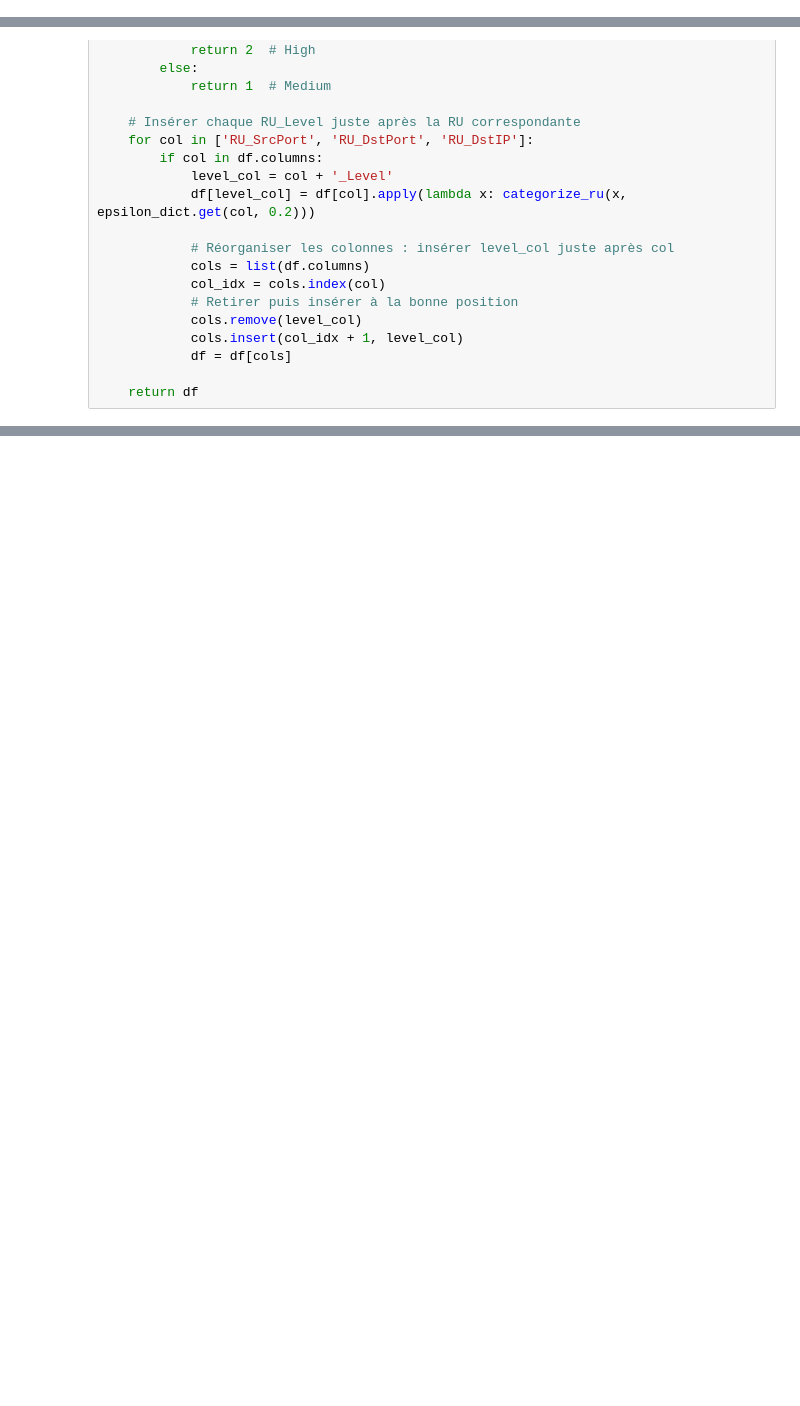
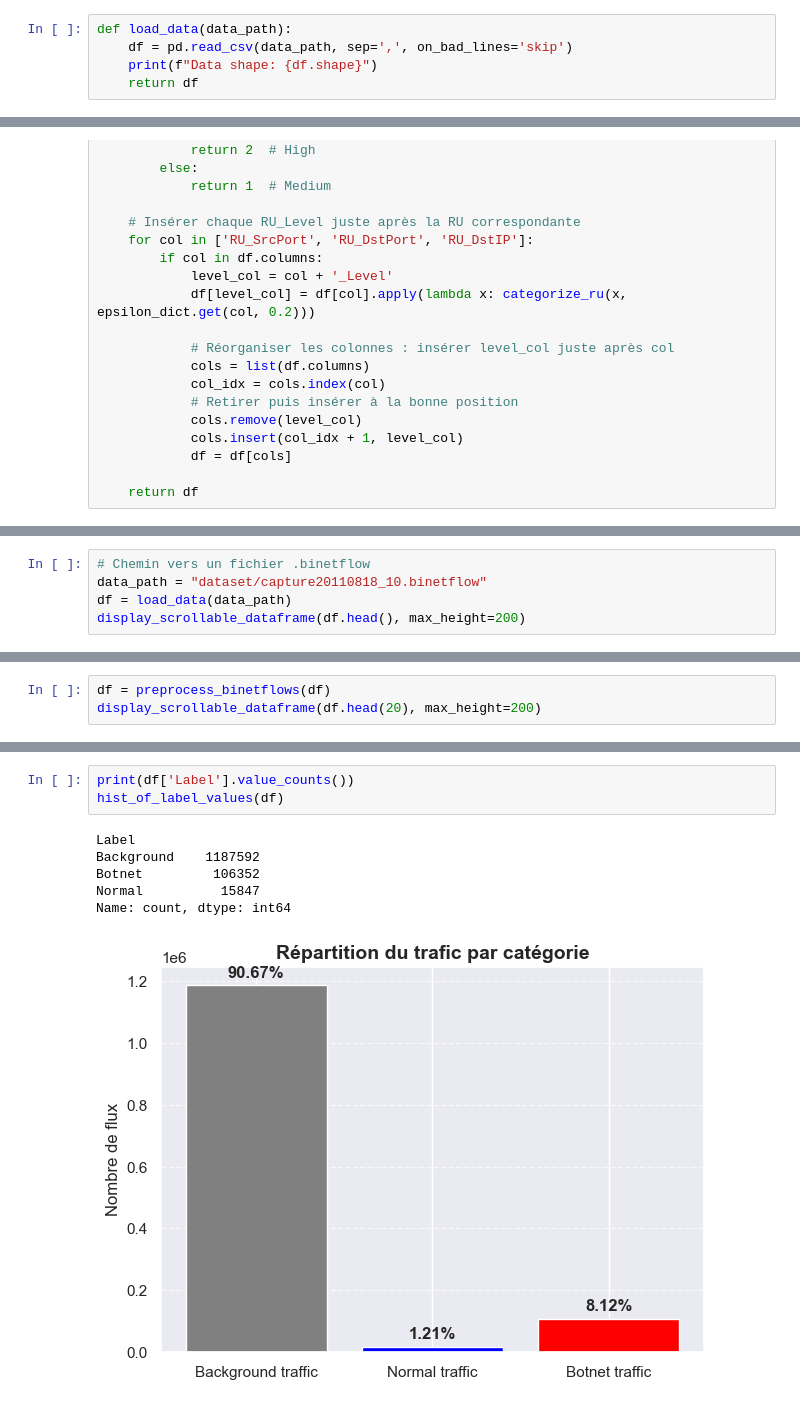
Before and after one commit to Keracles/Xu, a Jupyter notebook: Xu_final.ipynb, the cells around one changed output, grey strips where cells are left out. Drawn from its saved outputs; the diff is of its cells as text; blank space fills up the shorter version.

```diff
--- a/Xu_final.ipynb
+++ b/Xu_final.ipynb
@@ -39,6 +40,11 @@ def display_scrollable_dataframe(df, max_height=400):
 Libraries loaded.
 # %% [markdown]
 ### Chargements des données et Preprocessing
+# %%
+def load_data(data_path):
+    df = pd.read_csv(data_path, sep=',', on_bad_lines='skip')
+    print(f"Data shape: {df.shape}")
+    return df
 # %%
 def preprocess_binetflows(df):
     """
@@ -538,0 +858,5 @@ def find_best_k_with_silhouette(df_xu, k_range=range(2, 11)):
+# %%
+# Chemin vers un fichier .binetflow
+data_path = "dataset/capture20110818_10.binetflow"
+df = load_data(data_path)
+display_scrollable_dataframe(df.head(), max_height=200)
@@ -538,0 +871,3 @@ def find_best_k_with_silhouette(df_xu, k_range=range(2, 11)):
+# %%
+df = preprocess_binetflows(df)
+display_scrollable_dataframe(df.head(20), max_height=200)
@@ -538,0 +897,10 @@ def find_best_k_with_silhouette(df_xu, k_range=range(2, 11)):
+# %%
+print(df['Label'].value_counts())
+hist_of_label_values(df)
+# %% [output]
+Label
+Background    1187592
+Botnet         106352
+Normal          15847
+Name: count, dtype: int64
+[figure, added]
```
Also changed, not shown: parts of 25 cells of this notebook, 1 other file.
